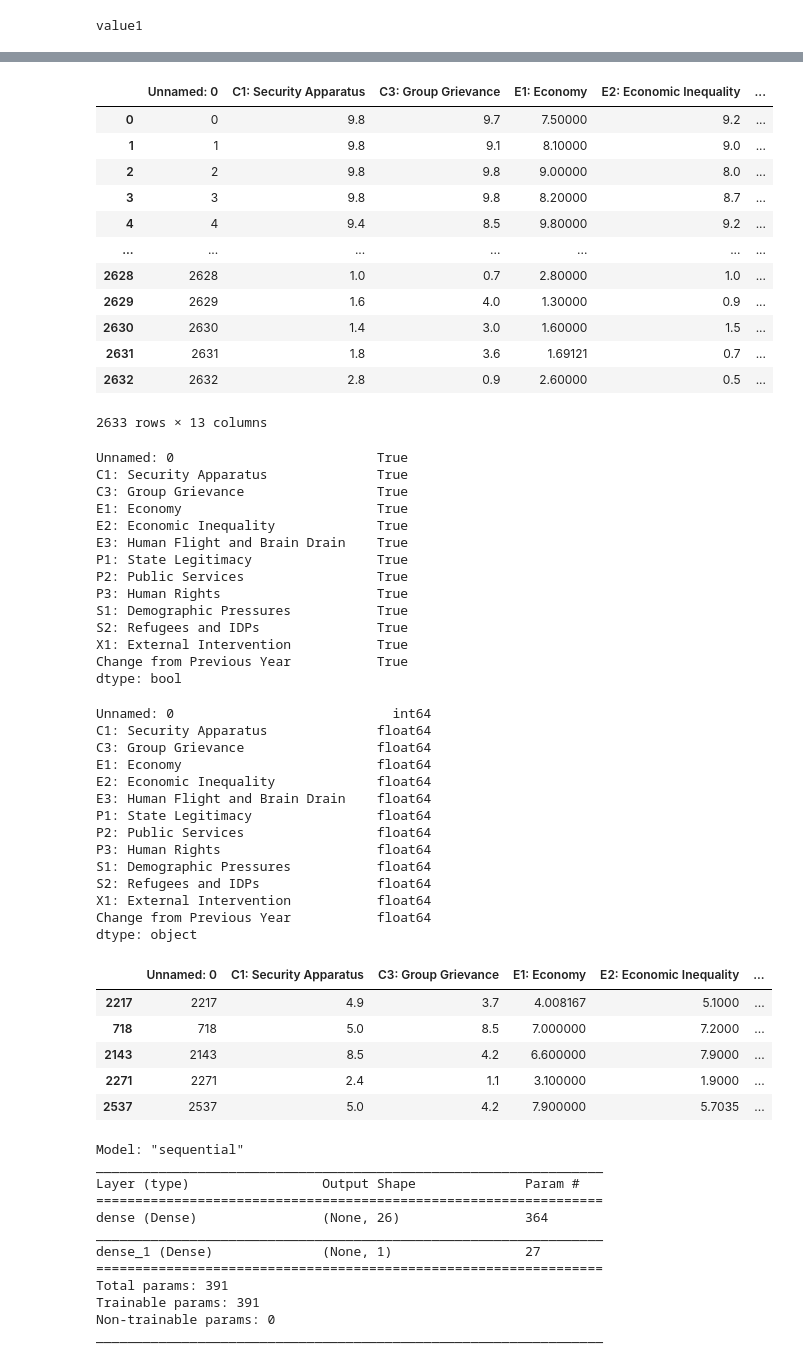
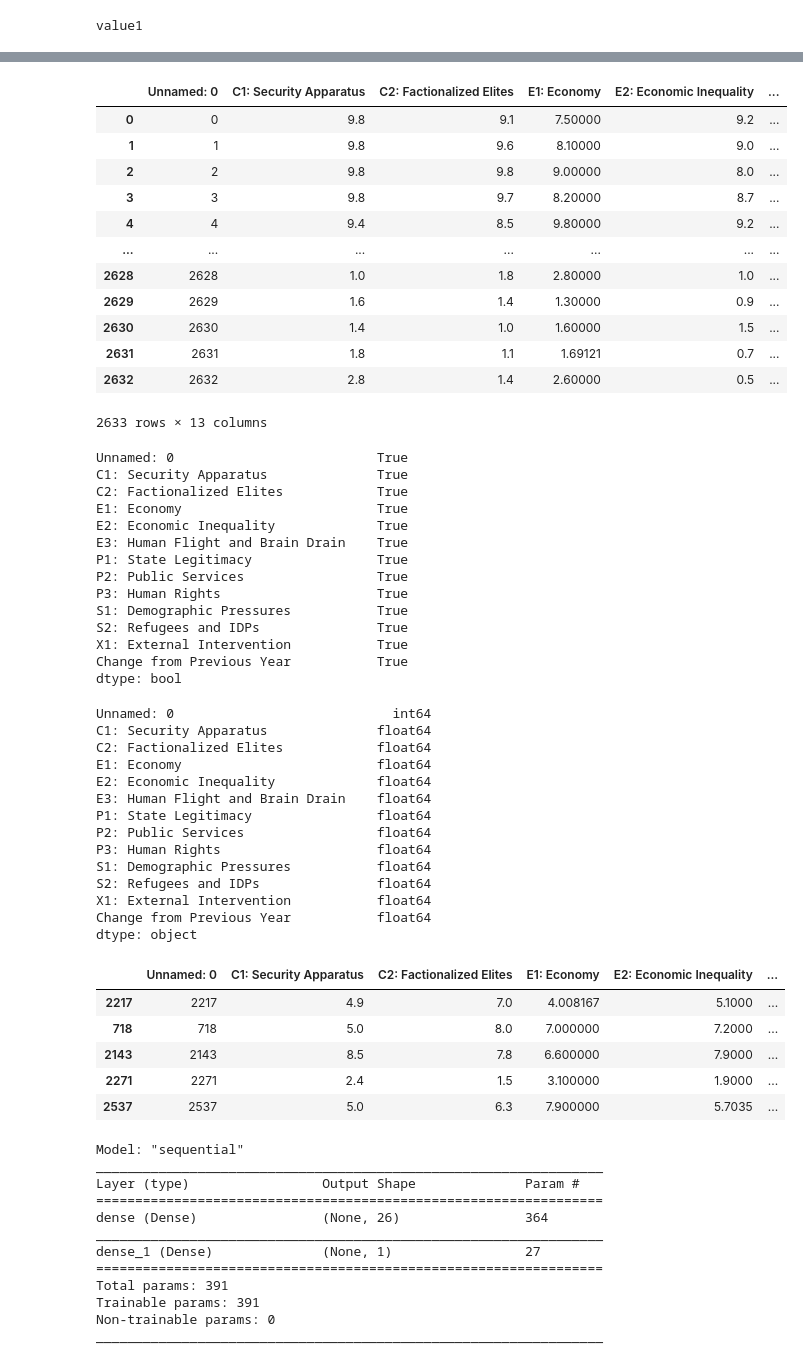
Before and after one commit to Tsedtopia/final_project, a Jupyter notebook: factors_cohesion/social_cohesion_C3.ipynb, the cells around one changed output, grey strips where cells are left out. Cells and saved outputs as stored; diff of their text form; code cells hidden in the pictures.

```diff
--- a/factors_cohesion/social_cohesion_C3.ipynb
+++ b/factors_cohesion/social_cohesion_C3.ipynb
@@ -57,22 +81,22 @@ df
 # %%
 # Create dummy variables for the category_columns and merge on the numeric_columns to create an X dataset
 # Define target data
 # Create category_columns and numeric_columns variables
-X = df.drop(['Country', 'Rank','Year','Total', 'C2: Factionalized Elites'], axis=1)
+X = df.drop(['Country', 'Rank','Year','Total', 'C3: Group Grievance'], axis=1)
 X
 # %% [output]
-|  | Unnamed: 0 | C1: Security Apparatus | C3: Group Grievance | E1: Economy | E2: Economic Inequality | ... |
-| 0 | 0 | 9.8 | 9.7 | 7.50000 | 9.2 | ... |
-| 1 | 1 | 9.8 | 9.1 | 8.10000 | 9.0 | ... |
+|  | Unnamed: 0 | C1: Security Apparatus | C2: Factionalized Elites | E1: Economy | E2: Economic Inequality | ... |
+| 0 | 0 | 9.8 | 9.1 | 7.50000 | 9.2 | ... |
+| 1 | 1 | 9.8 | 9.6 | 8.10000 | 9.0 | ... |
 | 2 | 2 | 9.8 | 9.8 | 9.00000 | 8.0 | ... |
-| 3 | 3 | 9.8 | 9.8 | 8.20000 | 8.7 | ... |
+| 3 | 3 | 9.8 | 9.7 | 8.20000 | 8.7 | ... |
 | 4 | 4 | 9.4 | 8.5 | 9.80000 | 9.2 | ... |
 | ... | ... | ... | ... | ... | ... | ... |
-| 2628 | 2628 | 1.0 | 0.7 | 2.80000 | 1.0 | ... |
-| 2629 | 2629 | 1.6 | 4.0 | 1.30000 | 0.9 | ... |
-| 2630 | 2630 | 1.4 | 3.0 | 1.60000 | 1.5 | ... |
-| 2631 | 2631 | 1.8 | 3.6 | 1.69121 | 0.7 | ... |
-| 2632 | 2632 | 2.8 | 0.9 | 2.60000 | 0.5 | ... |
+| 2628 | 2628 | 1.0 | 1.8 | 2.80000 | 1.0 | ... |
+| 2629 | 2629 | 1.6 | 1.4 | 1.30000 | 0.9 | ... |
+| 2630 | 2630 | 1.4 | 1.0 | 1.60000 | 1.5 | ... |
+| 2631 | 2631 | 1.8 | 1.1 | 1.69121 | 0.7 | ... |
+| 2632 | 2632 | 2.8 | 1.4 | 2.60000 | 0.5 | ... |
 2633 rows × 13 columns
 # %%
 # Fill in missing values in X with zeroes
@@ -85,7 +109,7 @@ X.apply(lambda s: pd.to_numeric(s, errors='coerce').notnull().all())
 # %% [output]
 Unnamed: 0                          True
 C1: Security Apparatus              True
-C3: Group Grievance                 True
+C2: Factionalized Elites            True
 E1: Economy                         True
 E2: Economic Inequality             True
 E3: Human Flight and Brain Drain    True
@@ -102,7 +126,7 @@ X.dtypes
 # %% [output]
 Unnamed: 0                            int64
 C1: Security Apparatus              float64
-C3: Group Grievance                 float64
+C2: Factionalized Elites            float64
 E1: Economy                         float64
 E2: Economic Inequality             float64
 E3: Human Flight and Brain Drain    float64
@@ -124,12 +148,12 @@ X_test_scaled = scaler.transform(X_test)
 # %%
 X_train.head()
 # %% [output]
-|  | Unnamed: 0 | C1: Security Apparatus | C3: Group Grievance | E1: Economy | E2: Economic Inequality | ... |
-| 2217 | 2217 | 4.9 | 3.7 | 4.008167 | 5.1000 | ... |
-| 718 | 718 | 5.0 | 8.5 | 7.000000 | 7.2000 | ... |
-| 2143 | 2143 | 8.5 | 4.2 | 6.600000 | 7.9000 | ... |
-| 2271 | 2271 | 2.4 | 1.1 | 3.100000 | 1.9000 | ... |
-| 2537 | 2537 | 5.0 | 4.2 | 7.900000 | 5.7035 | ... |
+|  | Unnamed: 0 | C1: Security Apparatus | C2: Factionalized Elites | E1: Economy | E2: Economic Inequality | ... |
+| 2217 | 2217 | 4.9 | 7.0 | 4.008167 | 5.1000 | ... |
+| 718 | 718 | 5.0 | 8.0 | 7.000000 | 7.2000 | ... |
+| 2143 | 2143 | 8.5 | 7.8 | 6.600000 | 7.9000 | ... |
+| 2271 | 2271 | 2.4 | 1.5 | 3.100000 | 1.9000 | ... |
+| 2537 | 2537 | 5.0 | 6.3 | 7.900000 | 5.7035 | ... |
 # %%
 nn_model = tf.keras.models.Sequential()
 # %%
```
Also changed, not shown: parts of 19 cells of this notebook, 8 other files.
